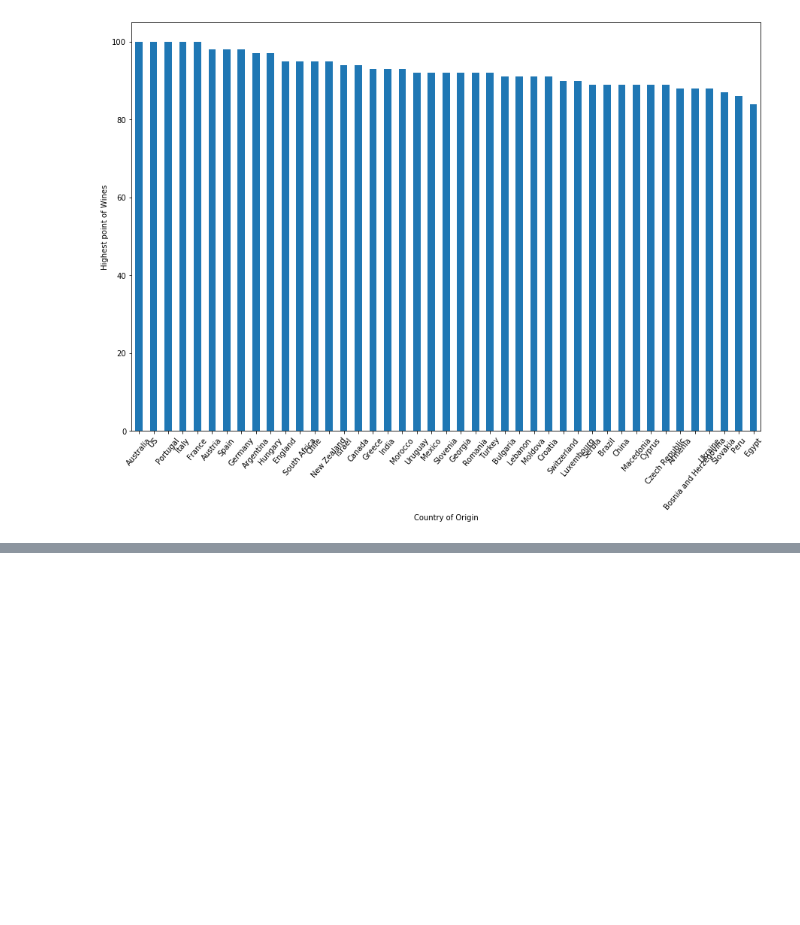
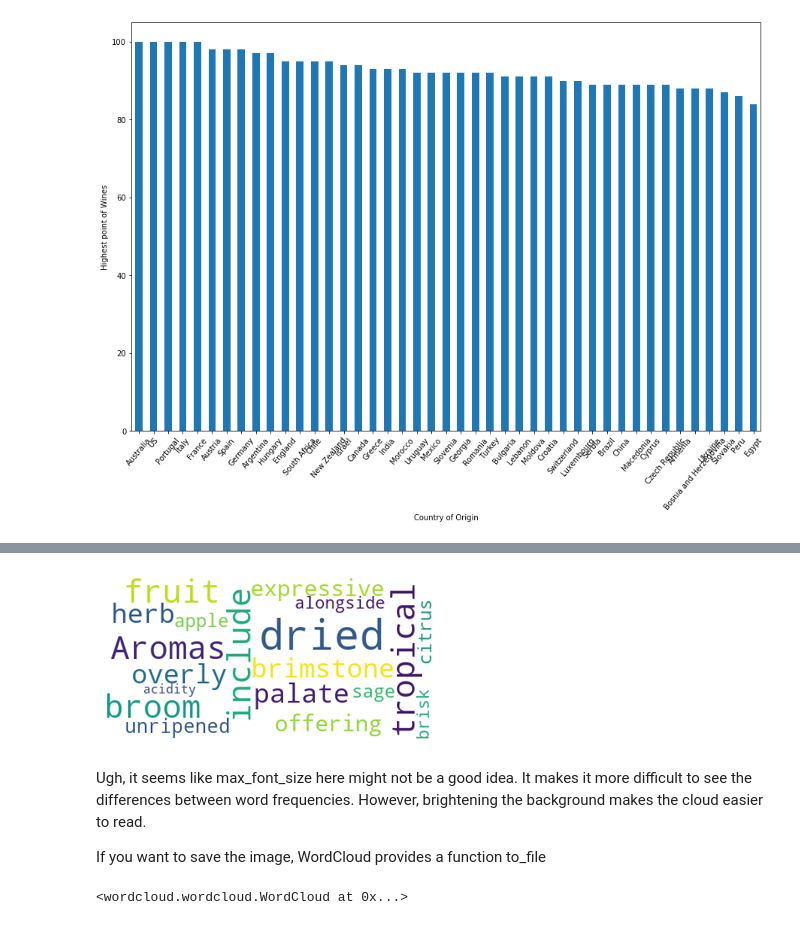
Before and after one commit to OsamaHamdyOsman/Generating_WordClouds_in_python, a Jupyter notebook: Generating WordClouds in Python.ipynb, the cells around one changed output, grey strips where cells are left out. Saved outputs shown, nothing was run; the diff lists cells and outputs as text; code cells hidden in the pictures; blank space fills up the shorter version.

```diff
--- a/Generating WordClouds in Python.ipynb
+++ b/Generating WordClouds in Python.ipynb
@@ -137,0 +158,18 @@ plt.show()
+# %%
+# lower max_font_size, change the maximum number of word and lighten the background:
+wordcloud = WordCloud(max_font_size=50, max_words=100, background_color="white").generate(text)
+plt.figure()
+plt.imshow(wordcloud, interpolation="spline16")
+plt.axis("off")
+plt.show()
+# %% [output]
+[figure, added]
+# %% [markdown]
+Ugh, it seems like max_font_size here might not be a good idea. It makes it more difficult to see the differences between word frequencies. However, brightening the background makes the cloud easier to read.
+
+If you want to save the image, WordCloud provides a function to_file
+# %%
+# Save the image in the img folder:
+wordcloud.to_file("first_review.png")
+# %% [output]
+<wordcloud.wordcloud.WordCloud at 0x...>
```
Also changed, not shown: parts of 18 cells of this notebook, 22 other files.
